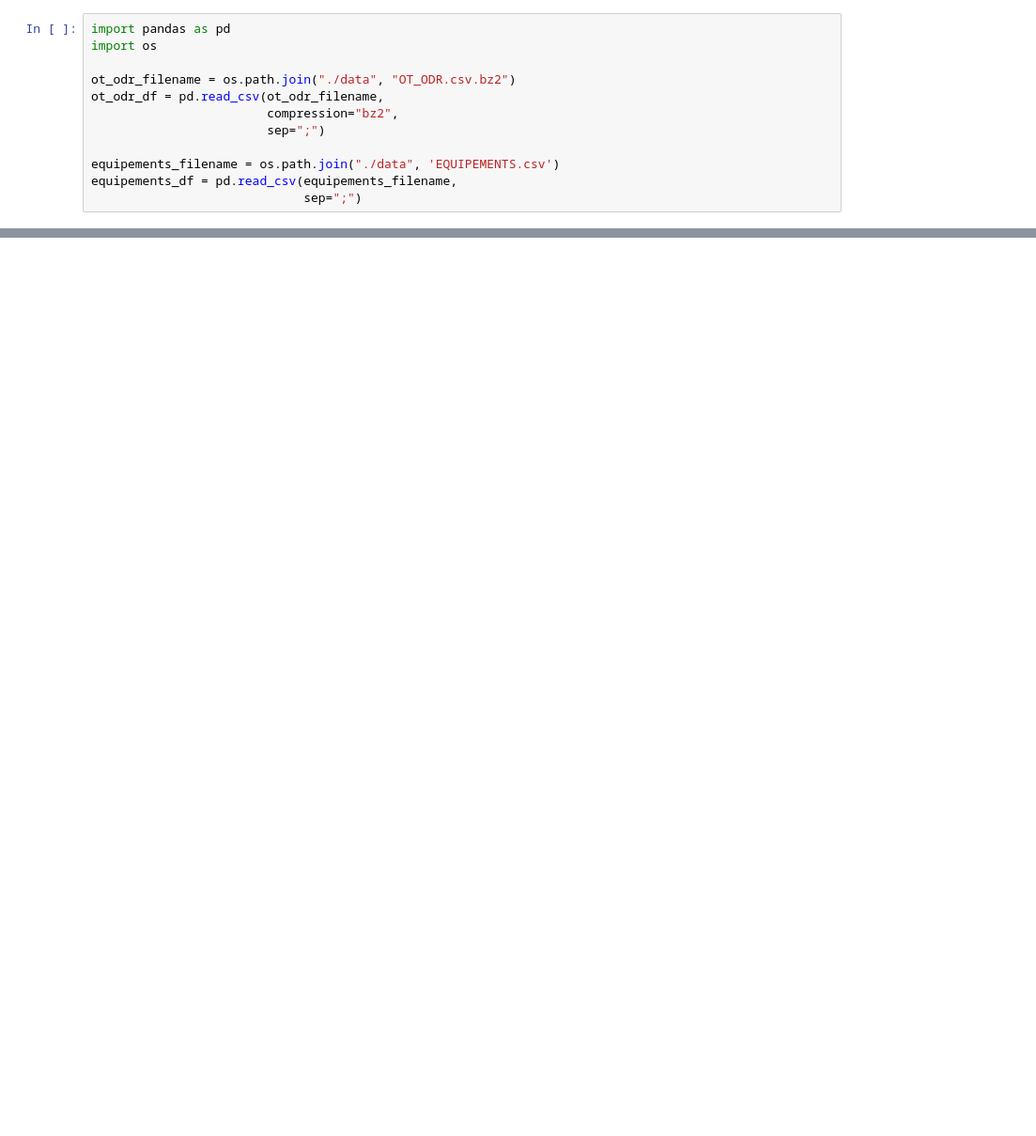
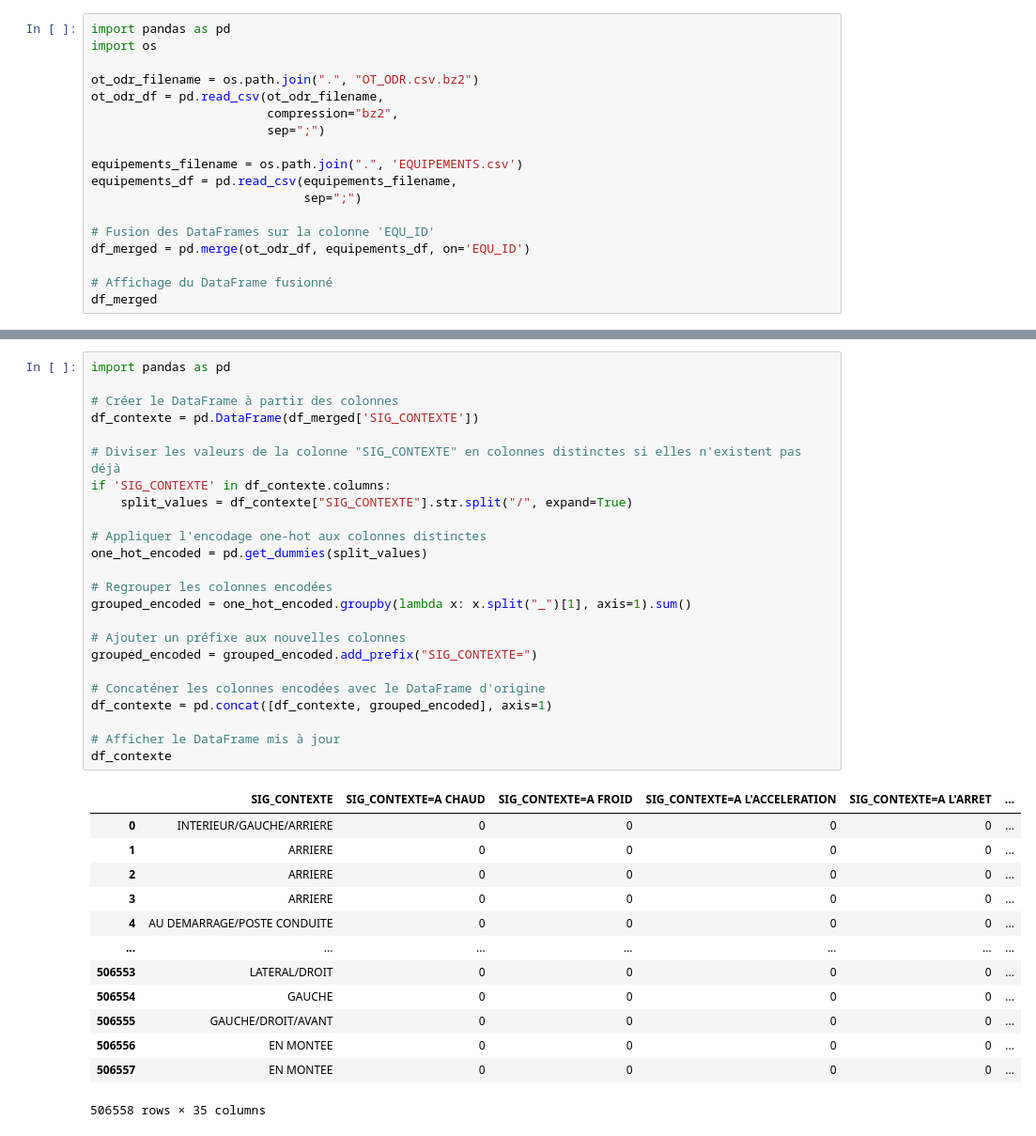
Before and after one commit to matissePe/rb, a Jupyter notebook: main.ipynb, the cells around one changed output, grey strips where cells are left out. Shown at 94% size. Drawn from its saved outputs; the diff is of its cells as text; blank space fills up the shorter version.

Commit message:
encoding columns

```diff
--- a/main.ipynb
+++ b/main.ipynb
@@ -2,11 +6,17 @@
 import pandas as pd
 import os
 
-ot_odr_filename = os.path.join("./data", "OT_ODR.csv.bz2")
+ot_odr_filename = os.path.join(".", "OT_ODR.csv.bz2")
 ot_odr_df = pd.read_csv(ot_odr_filename,
                         compression="bz2",
                         sep=";")
 
-equipements_filename = os.path.join("./data", 'EQUIPEMENTS.csv')
+equipements_filename = os.path.join(".", 'EQUIPEMENTS.csv')
 equipements_df = pd.read_csv(equipements_filename,
                              sep=";")
+
+# Fusion des DataFrames sur la colonne 'EQU_ID'
+df_merged = pd.merge(ot_odr_df, equipements_df, on='EQU_ID')
+
+# Affichage du DataFrame fusionné
+df_merged
@@ -64,0 +39,38 @@ df_merged
+# %%
+import pandas as pd
+
+# Créer le DataFrame à partir des colonnes
+df_contexte = pd.DataFrame(df_merged['SIG_CONTEXTE'])
+
+# Diviser les valeurs de la colonne "SIG_CONTEXTE" en colonnes distinctes si elles n'existent pas déjà
+if 'SIG_CONTEXTE' in df_contexte.columns:
+    split_values = df_contexte["SIG_CONTEXTE"].str.split("/", expand=True)
+
+# Appliquer l'encodage one-hot aux colonnes distinctes
+one_hot_encoded = pd.get_dummies(split_values)
+
+# Regrouper les colonnes encodées
+grouped_encoded = one_hot_encoded.groupby(lambda x: x.split("_")[1], axis=1).sum()
+
+# Ajouter un préfixe aux nouvelles colonnes
+grouped_encoded = grouped_encoded.add_prefix("SIG_CONTEXTE=")
+
+# Concaténer les colonnes encodées avec le DataFrame d'origine
+df_contexte = pd.concat([df_contexte, grouped_encoded], axis=1)
+
+# Afficher le DataFrame mis à jour
+df_contexte
+# %% [output]
+|  | SIG_CONTEXTE | SIG_CONTEXTE=A CHAUD | SIG_CONTEXTE=A FROID | SIG_CONTEXTE=A L'ACCELERATION | SIG_CONTEXTE=A L'ARRET | ... |
+| 0 | INTERIEUR/GAUCHE/ARRIERE | 0 | 0 | 0 | 0 | ... |
+| 1 | ARRIERE | 0 | 0 | 0 | 0 | ... |
+| 2 | ARRIERE | 0 | 0 | 0 | 0 | ... |
+| 3 | ARRIERE | 0 | 0 | 0 | 0 | ... |
+| 4 | AU DEMARRAGE/POSTE CONDUITE | 0 | 0 | 0 | 0 | ... |
+| ... | ... | ... | ... | ... | ... | ... |
+| 506553 | LATERAL/DROIT | 0 | 0 | 0 | 0 | ... |
+| 506554 | GAUCHE | 0 | 0 | 0 | 0 | ... |
+| 506555 | GAUCHE/DROIT/AVANT | 0 | 0 | 0 | 0 | ... |
+| 506556 | EN MONTEE | 0 | 0 | 0 | 0 | ... |
+| 506557 | EN MONTEE | 0 | 0 | 0 | 0 | ... |
+506558 rows × 35 columns
```
Also changed, not shown: parts of 9 cells of this notebook.
